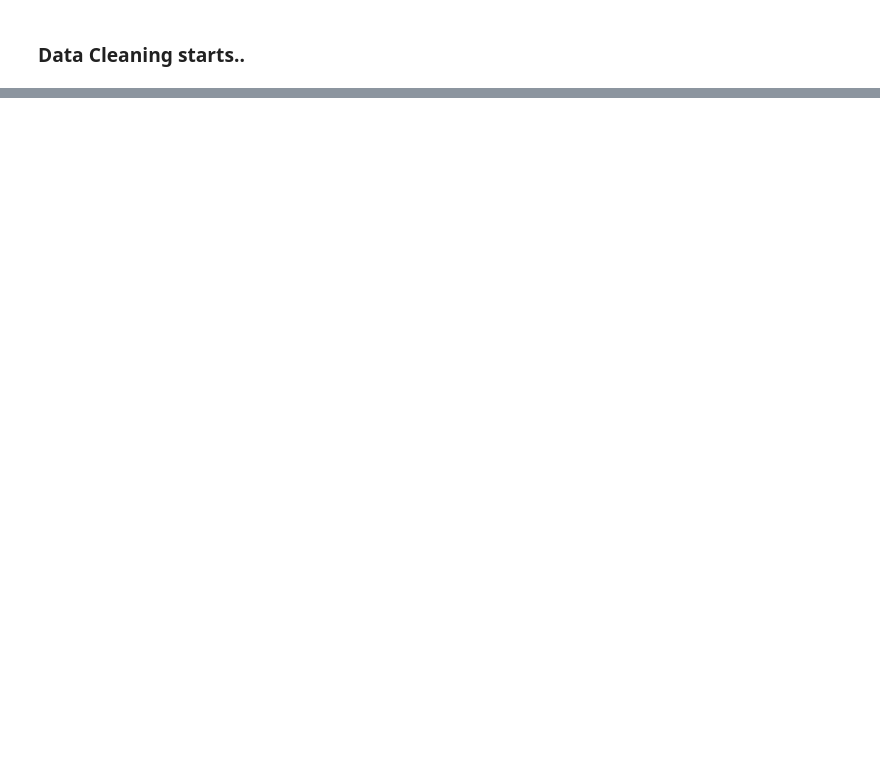
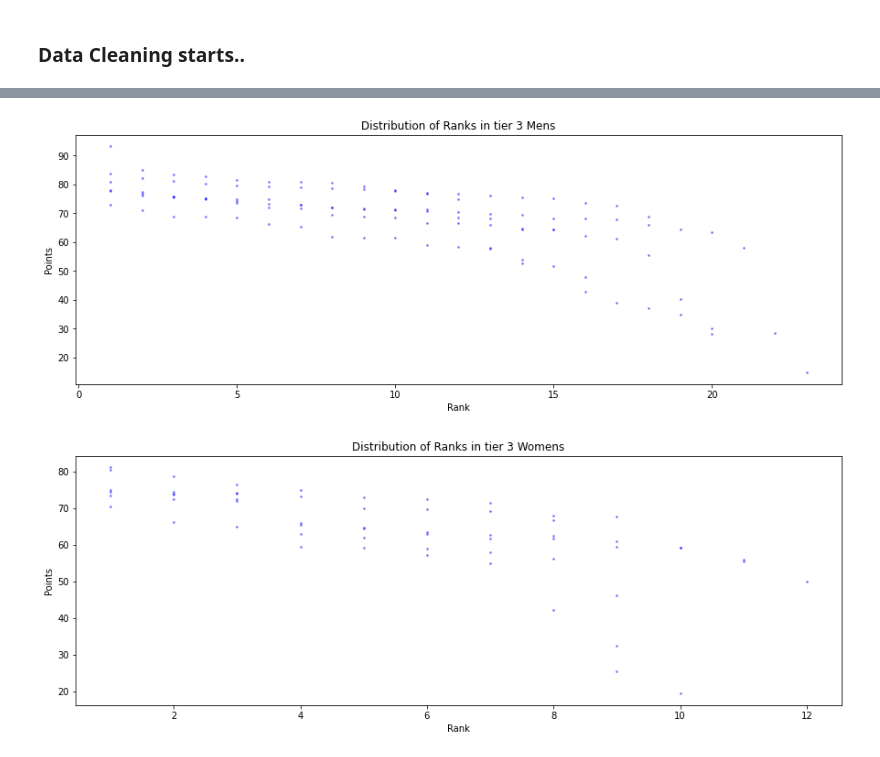
Before and after one commit to saurav193/Athlete_Rating, a Jupyter notebook: notebooks/wrangling.ipynb, the cells around one changed output, grey strips where cells are left out. Saved outputs shown, nothing was run; the diff lists cells and outputs as text; code cells hidden in the pictures; blank space fills up the shorter version.

```diff
--- a/notebooks/wrangling.ipynb
+++ b/notebooks/wrangling.ipynb
@@ -190,0 +191,17 @@ RendererRegistry.enable('notebook')
+# %%
+plt.figure(figsize = (15,5))
+plt.scatter(tier3_df_M['Finish_Rank'], tier3_df_M['Score_Metric'], s =3, c = 'blue', alpha = 0.4)
+plt.xlabel("Rank")
+plt.ylabel("Points")
+plt.title("Distribution of Ranks in tier 3 Mens")
+plt.show()
+
+plt.figure(figsize = (15,5))
+plt.scatter(tier3_df_W['Finish_Rank'], tier3_df_W['Score_Metric'], s =3, c = 'blue', alpha = 0.4)
+plt.xlabel("Rank")
+plt.ylabel("Points")
+plt.title("Distribution of Ranks in tier 3 Womens")
+plt.show()
+# %% [output]
+[figure, added]
+[figure, added]
```
Also changed, not shown: parts of 25 cells of this notebook, 14 other files.
